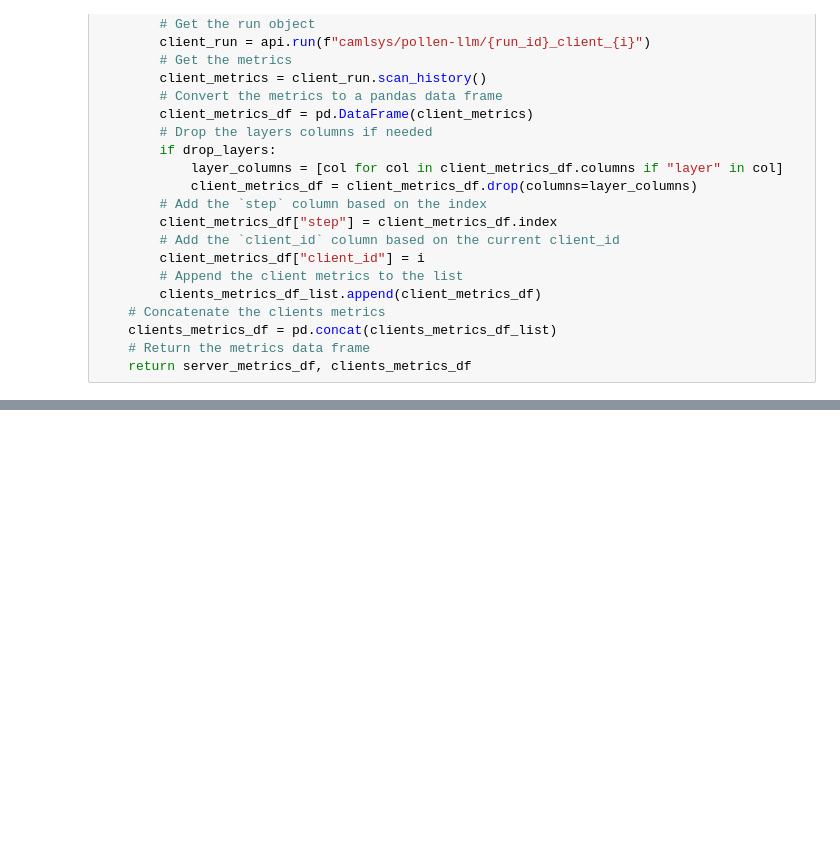
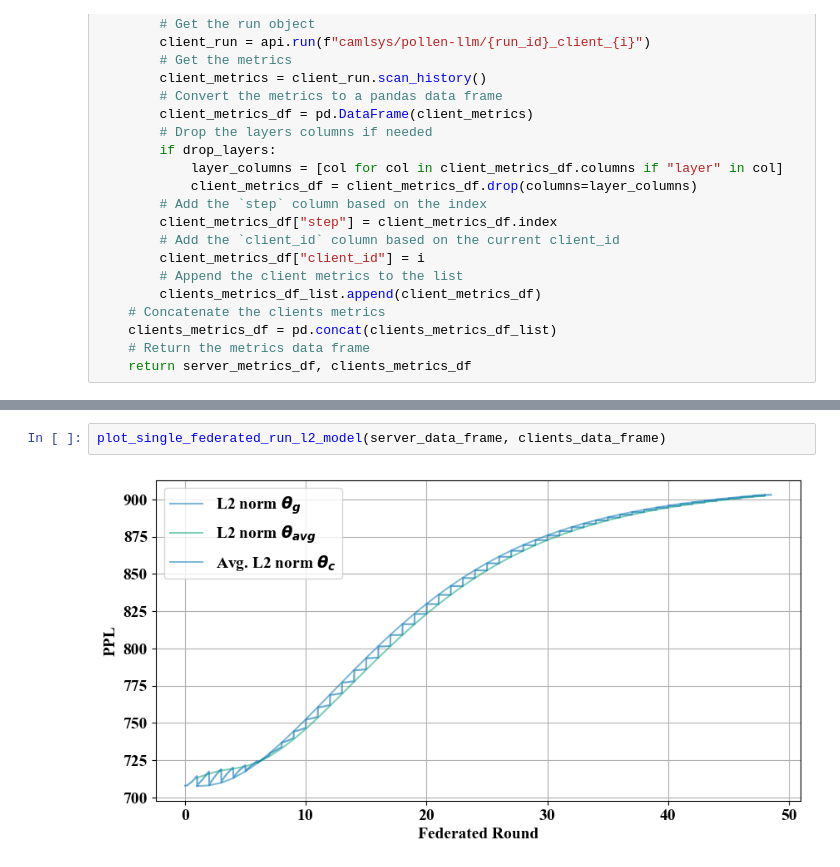
Before and after one commit to relogu/private-flower-llm, a Jupyter notebook: notebooks/arxiv_plots.ipynb, the cells around one changed output, grey strips where cells are left out. Drawn from its saved outputs; the diff is of its cells as text; blank space fills up the shorter version.

```diff
--- a/notebooks/arxiv_plots.ipynb
+++ b/notebooks/arxiv_plots.ipynb
@@ -176,0 +350,4 @@ server_data_frame, clients_data_frame = data_frames[0], data_frames[1]
+# %%
+plot_single_federated_run_l2_model(server_data_frame, clients_data_frame)
+# %% [output]
+[figure, added]
```
Also changed, not shown: parts of 14 cells of this notebook.
